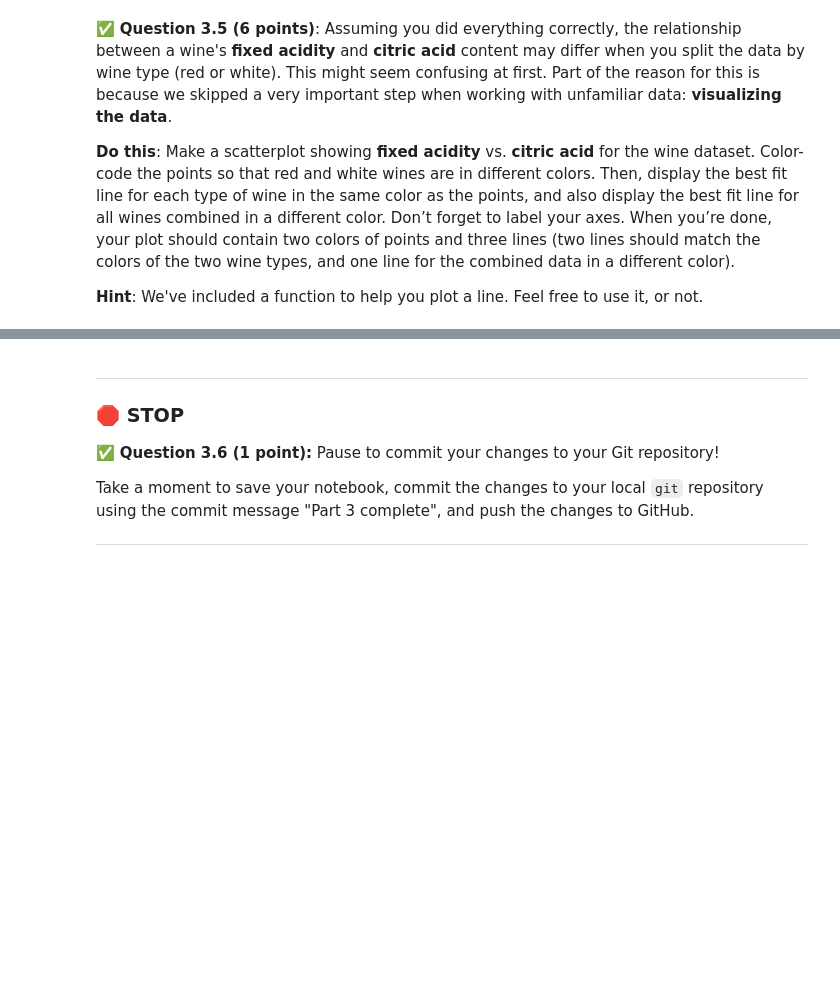
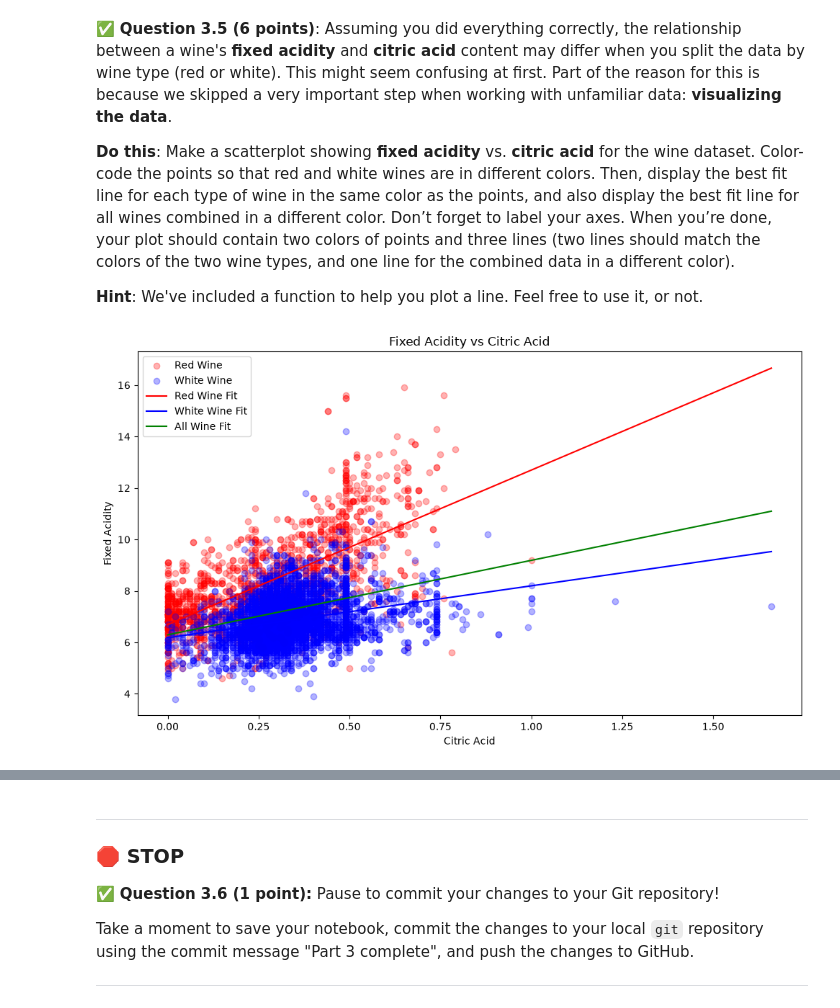
Before and after one commit to burlin25/CMSE202-f26-turnin, a Jupyter notebook: hw-03/HW03-Regression-STUDENT.ipynb, the cells around one changed output, grey strips where cells are left out. Saved outputs shown, nothing was run; the diff lists cells and outputs as text; code cells hidden in the pictures; blank space fills up the shorter version.

```diff
--- a/hw-03/HW03-Regression-STUDENT.ipynb
+++ b/hw-03/HW03-Regression-STUDENT.ipynb
@@ -341,3 +341,21 @@ This regression analysis can reveal subtle patterns in acidity management, helpi
 **Important: make sure you are using the _entire_ combined wine dataset, not just a subset.** The first step should be to build a combined dataframe (using `pd.concat`) out of the white and red wine data.
 # %%
 # Put your code here
+import pandas as pd
+import statsmodels.api as sm
+
+# Combine red and white wine datasets
+wine = pd.concat([red_wine, white_wine], ignore_index=True)
+
+# Set up predictor (X) and response (y)
+X = wine["citric acid"]
+y = wine["fixed acidity"]
+
+# Add constant for the intercept
+X = sm.add_constant(X)
+
+# Perform linear regression
+model = sm.OLS(y, X).fit()
+
+# Display results
+print(model.summary())
@@ -401,14 +517,36 @@ This regression analysis can reveal subtle patterns in acidity management, helpi
 
 **Hint**: We've included a function to help you plot a line. Feel free to use it, or not.
 # %%
-# Put your code here
+import numpy as np
+import matplotlib.pyplot as plt
 
-import matplotlib.pyplot as plt
-import numpy as np
-def plot_line(slope, intercept, xmin, xmax, color):
-    xline = np.array([xmin,xmax])
-    yline = slope*xline+intercept
-    plt.plot(xline,yline,color)
+# Scatterplots for red and white wine
+plt.figure(figsize=(10, 6))
+
+plt.scatter(red_wine["citric acid"], red_wine["fixed acidity"],
+            color="red", alpha=0.3, label="Red Wine")
+
+plt.scatter(white_wine["citric acid"], white_wine["fixed acidity"],
+            color="blue", alpha=0.3, label="White Wine")
+
+# X values for the regression lines
+x = np.linspace(wine["citric acid"].min(), wine["citric acid"].max(), 100)
+
+# Plot best fit lines using our regression coefficients
+plt.plot(x, 6.6928 + 6.0036*x, color="red", label="Red Wine Fit")
+plt.plot(x, 6.1809 + 2.0165*x, color="blue", label="White Wine Fit")
+plt.plot(x, 6.2931 + 2.8944*x, color="green", label="All Wine Fit")
+
+# Labels and title
+plt.xlabel("Citric Acid")
+plt.ylabel("Fixed Acidity")
+plt.title("Fixed Acidity vs Citric Acid")
+plt.legend()
+
+plt.tight_layout()
+plt.show()
+# %% [output]
+[figure, added]
 # %% [markdown]
 <!-- END QUESTION -->
 <!-- DO NOT MODIFY OR DELETE THIS CELL. Make sure your solution to the question above is in the cell(s) above this one. -->
```
Also changed, not shown: parts of 5 cells of this notebook.
